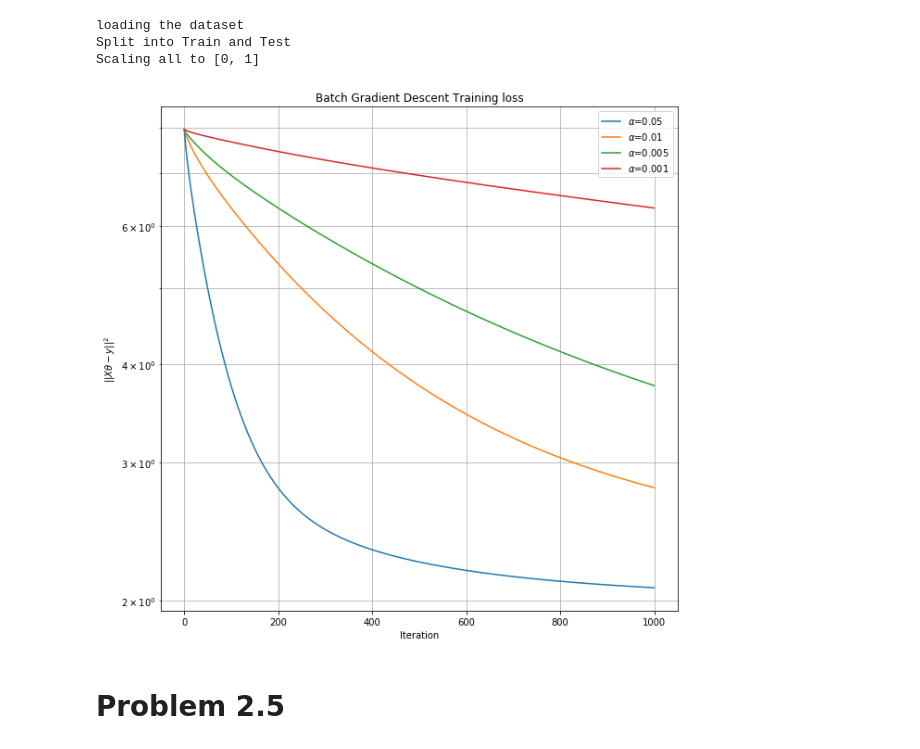
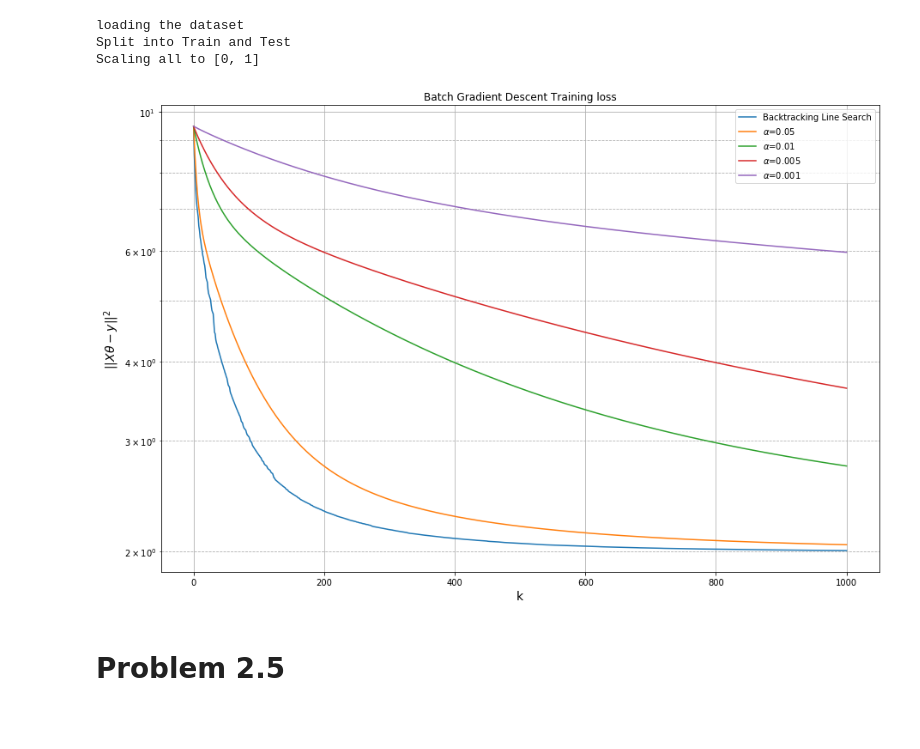
Before and after one commit to chaaland/bloomberg-ml-course, a Jupyter notebook: HW1/writeup/HW1.ipynb, the cells around one changed output. Drawn from its saved outputs; the diff is of its cells as text; code cells hidden in the pictures; blank space fills up the shorter version.

```diff
--- a/HW1/writeup/HW1.ipynb
+++ b/HW1/writeup/HW1.ipynb
@@ -49,2 +54,3 @@ yexample = Xexample.dot(theta) + 0.2*np.random.randn(N,1)
 # %%
-theta_hist, loss_hist = batch_grad_descent(Xexample, np.squeeze(yexample), 0.01)
+np.random.seed(19479160)
+theta_hist, loss_hist, stepsize_hist = batch_grad_descent(Xexample, np.squeeze(yexample), 0.01)
@@ -105,22 +137,29 @@ loading the dataset
 Split into Train and Test
 Scaling all to [0, 1]
 # %%
-plt.figure(figsize=(10,10))
+plt.figure(figsize=(15,10));
 
 iters = 1000
+
+np.random.seed(67840)
+theta_hist_backtrack, loss_hist_backtrack, _ = batch_grad_descent(X_train, y_train, backtracking=True, num_iter=iters)
+plt.semilogy(loss_hist_backtrack, label='Backtracking Line Search');
+
 for a in [0.05, 0.01, 0.005, 0.001]:
-    theta_hist, loss_hist = batch_grad_descent(X_train, y_train, alpha=a, num_iter=iters)
-    plt.semilogy(np.arange(iters + 1), loss_hist, label=r'$\alpha$={}'.format(a))
+    np.random.seed(67840)
+    theta_hist, loss_hist , _ = batch_grad_descent(X_train, y_train, alpha=a, num_iter=iters)
+    plt.semilogy(np.arange(iters + 1), loss_hist, label=r'$\alpha$={}'.format(a));
 
-plt.title('Batch Gradient Descent Training loss')
-plt.grid(True, which='major')
-plt.grid(True, which='minor')
-plt.legend()
+plt.title('Batch Gradient Descent Training loss');
+plt.xlabel('k', fontsize=14);
+plt.ylabel(r'$||X\theta - y||^2$', fontsize=14);
 
-plt.xlabel('Iteration')
-plt.ylabel(r'$||X\theta - y||^2$')
+plt.grid(True, which='major');
+plt.grid(b=True, which='minor', linestyle='--');
+plt.legend();
+
 plt.savefig(os.path.join('..','imgs','training_loss.png'))
 # %% [output]
-[figure, old version]
+[figure, new version]
 # %% [markdown]
 # Problem 2.5 #
```
Also changed, not shown: parts of 32 cells of this notebook, 2 other files.
